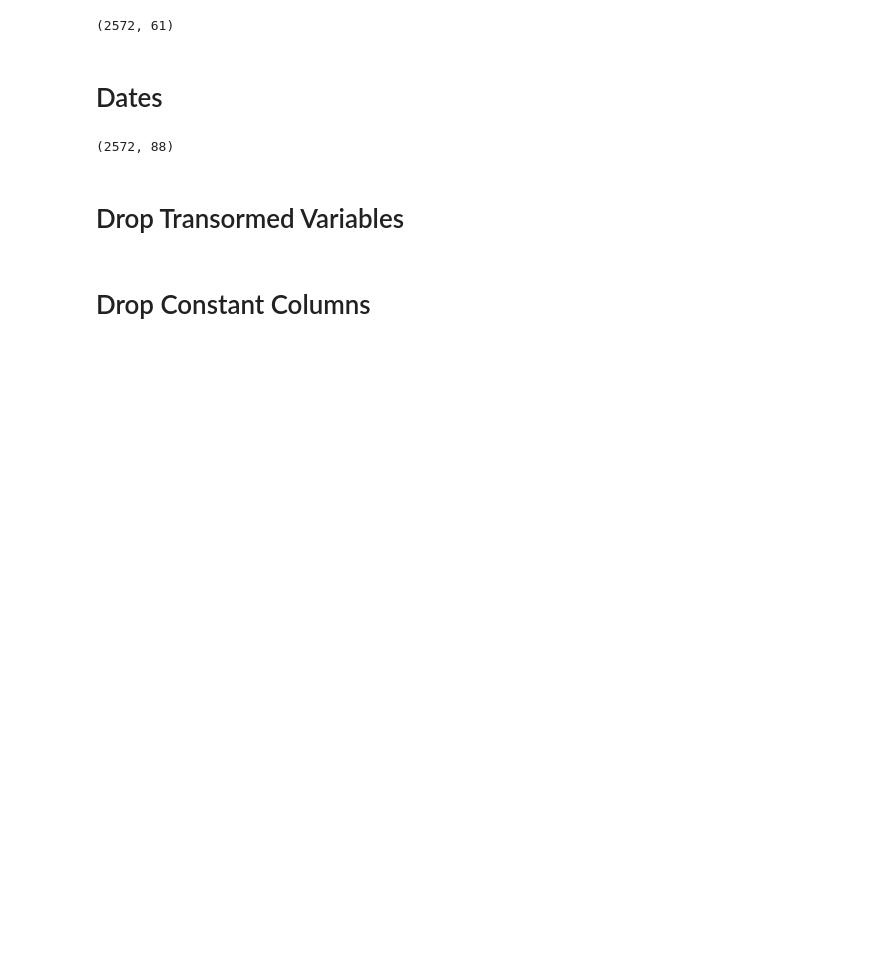
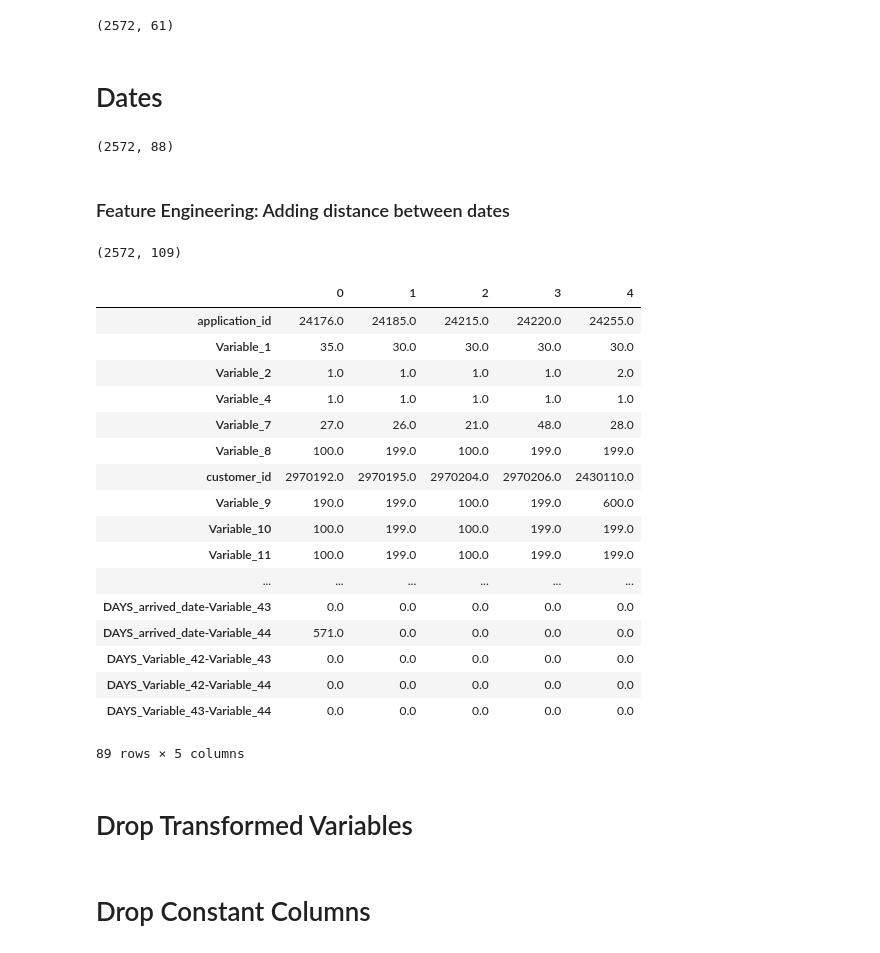
Before and after one commit to peppescavo/case_study_1, a Jupyter notebook: 2_preprocessing.ipynb, the cells around one changed output. Drawn from its saved outputs; the diff is of its cells as text; code cells hidden in the pictures; blank space fills up the shorter version.

```diff
--- a/2_preprocessing.ipynb
+++ b/2_preprocessing.ipynb
@@ -77,3 +81,5 @@ data = transform_dates_second(data, ['first_status_time_of_day','arrived_date'])
 data.shape
 # %% [output]
 (2572, 88)
+# %% [markdown]
+### Feature Engineering: Adding distance between dates
@@ -80,5 +91,30 @@ data.shape
+# %%
+data.shape
+# %% [output]
+(2572, 109)
+# %%
+data.head().T
+# %% [output]
+|  | 0 | 1 | 2 | 3 | 4 |
+| application_id | 24176.0 | 24185.0 | 24215.0 | 24220.0 | 24255.0 |
+| Variable_1 | 35.0 | 30.0 | 30.0 | 30.0 | 30.0 |
+| Variable_2 | 1.0 | 1.0 | 1.0 | 1.0 | 2.0 |
+| Variable_4 | 1.0 | 1.0 | 1.0 | 1.0 | 1.0 |
+| Variable_7 | 27.0 | 26.0 | 21.0 | 48.0 | 28.0 |
+| Variable_8 | 100.0 | 199.0 | 100.0 | 199.0 | 199.0 |
+| customer_id | 2970192.0 | 2970195.0 | 2970204.0 | 2970206.0 | 2430110.0 |
+| Variable_9 | 190.0 | 199.0 | 100.0 | 199.0 | 600.0 |
+| Variable_10 | 100.0 | 199.0 | 100.0 | 199.0 | 199.0 |
+| Variable_11 | 100.0 | 199.0 | 100.0 | 199.0 | 199.0 |
+| ... | ... | ... | ... | ... | ... |
+| DAYS_arrived_date-Variable_43 | 0.0 | 0.0 | 0.0 | 0.0 | 0.0 |
+| DAYS_arrived_date-Variable_44 | 571.0 | 0.0 | 0.0 | 0.0 | 0.0 |
+| DAYS_Variable_42-Variable_43 | 0.0 | 0.0 | 0.0 | 0.0 | 0.0 |
+| DAYS_Variable_42-Variable_44 | 0.0 | 0.0 | 0.0 | 0.0 | 0.0 |
+| DAYS_Variable_43-Variable_44 | 0.0 | 0.0 | 0.0 | 0.0 | 0.0 |
+89 rows × 5 columns
 # %% [markdown]
-# Drop Transormed Variables
+# Drop Transformed Variables
 # %%
 data = data.drop(categoricals, axis=1)
 data = data.drop(ordinals, axis=1)
```
Also changed, not shown: parts of 8 cells of this notebook, 6 other files.
